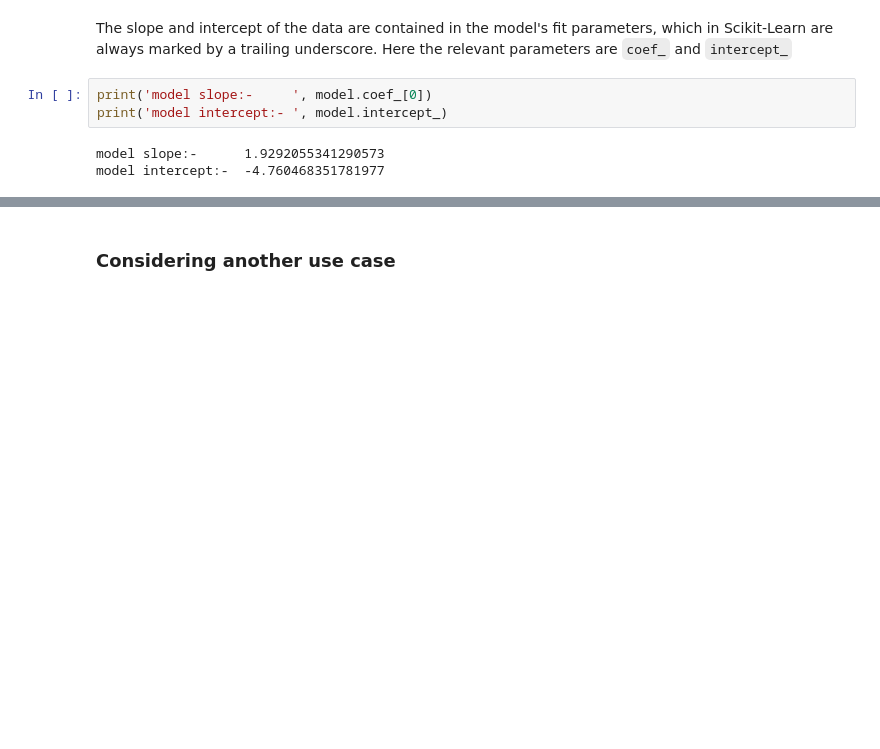
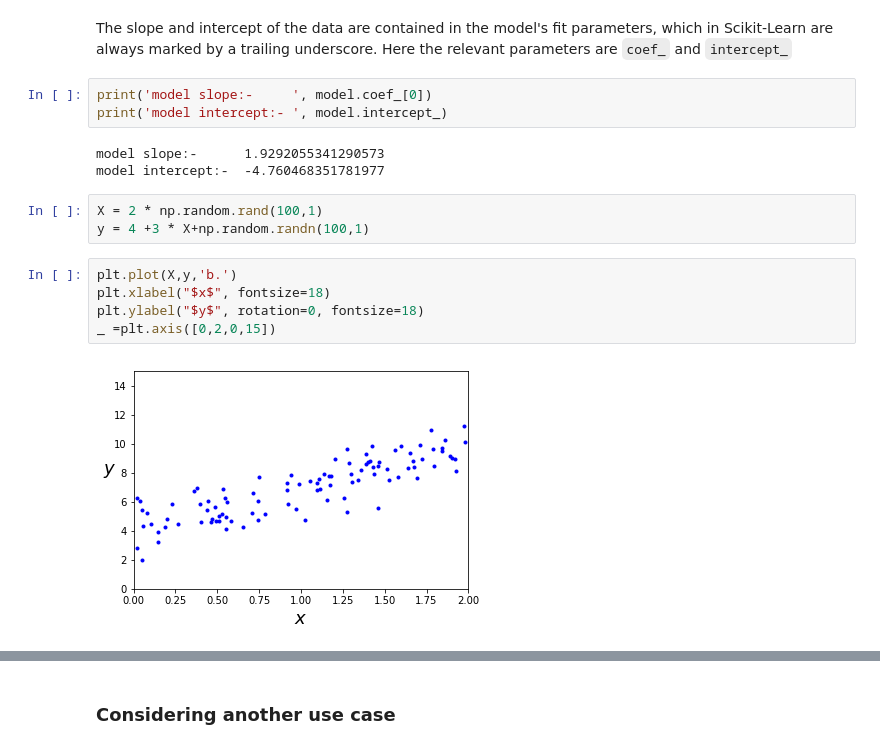
Before and after one commit to shebogholo/Machine-Learning-Algorithms, a Jupyter notebook: Linear Regression.ipynb, the cells around one changed output, grey strips where cells are left out. Drawn from its saved outputs; the diff is of its cells as text; blank space fills up the shorter version.

```diff
--- a/Linear Regression.ipynb
+++ b/Linear Regression.ipynb
@@ -50,3 +50,13 @@ print('model intercept:- ', model.intercept_)
 # %% [output]
 model slope:-      1.9292055341290573
 model intercept:-  -4.760468351781977
+# %%
+X = 2 * np.random.rand(100,1)
+y = 4 +3 * X+np.random.randn(100,1)
+# %%
+plt.plot(X,y,'b.')
+plt.xlabel("$x$", fontsize=18)
+plt.ylabel("$y$", rotation=0, fontsize=18)
+_ =plt.axis([0,2,0,15])
+# %% [output]
+[figure, added]
```
Also changed, not shown: parts of 26 cells of this notebook, 1 other file.
